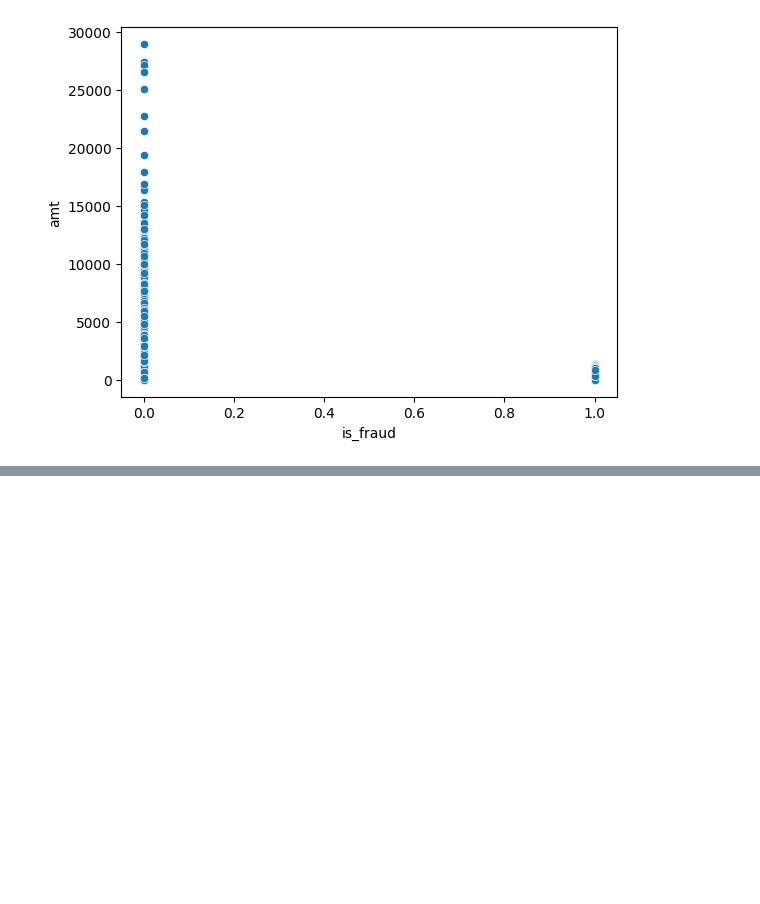
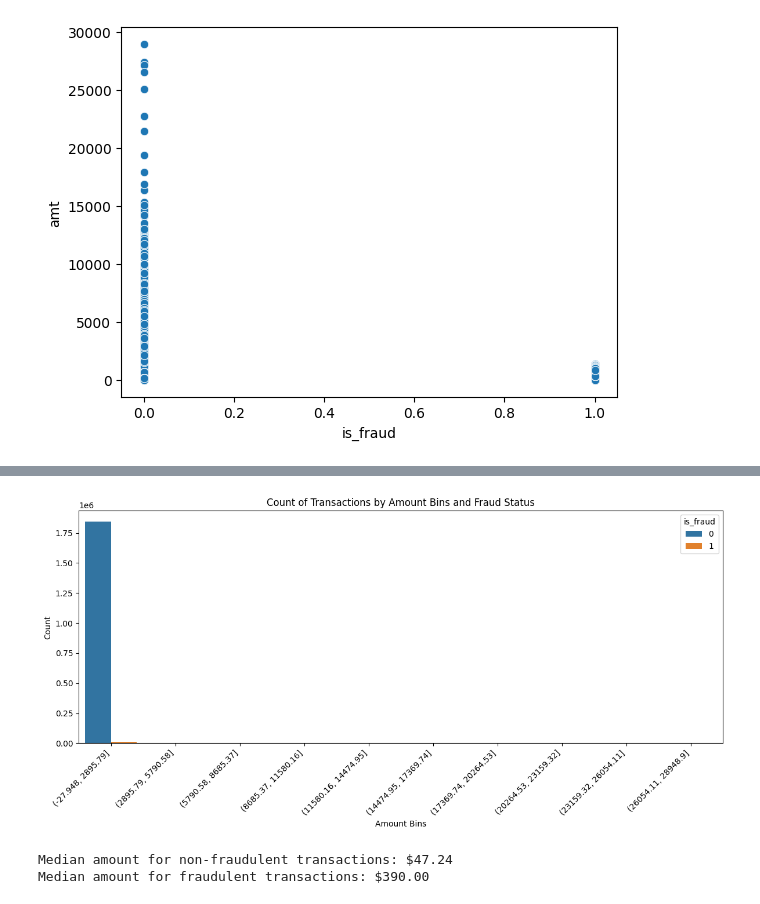
Before and after one commit to danieligelnik/CCFraudProject, a Jupyter notebook: DS_project.ipynb, the cells around one changed output, grey strips where cells are left out. Drawn from its saved outputs; the diff is of its cells as text; code cells hidden in the pictures; blank space fills up the shorter version.

Commit message:
Encoding of columns Additional Plots and graphs

```diff
--- a/DS_project.ipynb
+++ b/DS_project.ipynb
@@ -177,0 +229,5 @@ sns.pairplot(df_sampled, hue='is_fraud', diag_kind='kde')
+# %%
+# New column of time of a day derived from trans_date_trans_time
+df_cards['time_of_day'] = df_cards['trans_date_trans_time'].dt.hour
+
+df_info(df_cards, "head")
@@ -177,0 +242,29 @@ sns.pairplot(df_sampled, hue='is_fraud', diag_kind='kde')
+# %%
+df_cards = df_cards.drop(columns=['trans_num'])
+# %%
+# Create bins for the 'amt' column to use in a count plot
+df_cards['amt_bins'] = pd.cut(df_cards['amt'], bins=10)
+
+# Build a count plot of 'amt_bins' against 'is_fraud'
+plt.figure(figsize=(12, 6))
+sns.countplot(x='amt_bins', hue='is_fraud', data=df_cards)
+plt.title('Count of Transactions by Amount Bins and Fraud Status')
+plt.xlabel('Amount Bins')
+plt.ylabel('Count')
+plt.xticks(rotation=45, ha='right')
+plt.tight_layout()
+plt.show()
+
+# Drop the temporary 'amt_bins' column
+df_cards = df_cards.drop(columns=['amt_bins'])
+# %% [output]
+[figure, added]
+# %%
+median_no_fraud = df_cards[df_cards['is_fraud'] == 0]['amt'].median()
+median_fraud = df_cards[df_cards['is_fraud'] == 1]['amt'].median()
+
+print(f"Median amount for non-fraudulent transactions: ${median_no_fraud:.2f}")
+print(f"Median amount for fraudulent transactions: ${median_fraud:.2f}")
+# %% [output]
+Median amount for non-fraudulent transactions: $47.24
+Median amount for fraudulent transactions: $390.00
```
Also changed, not shown: parts of 15 cells of this notebook.
